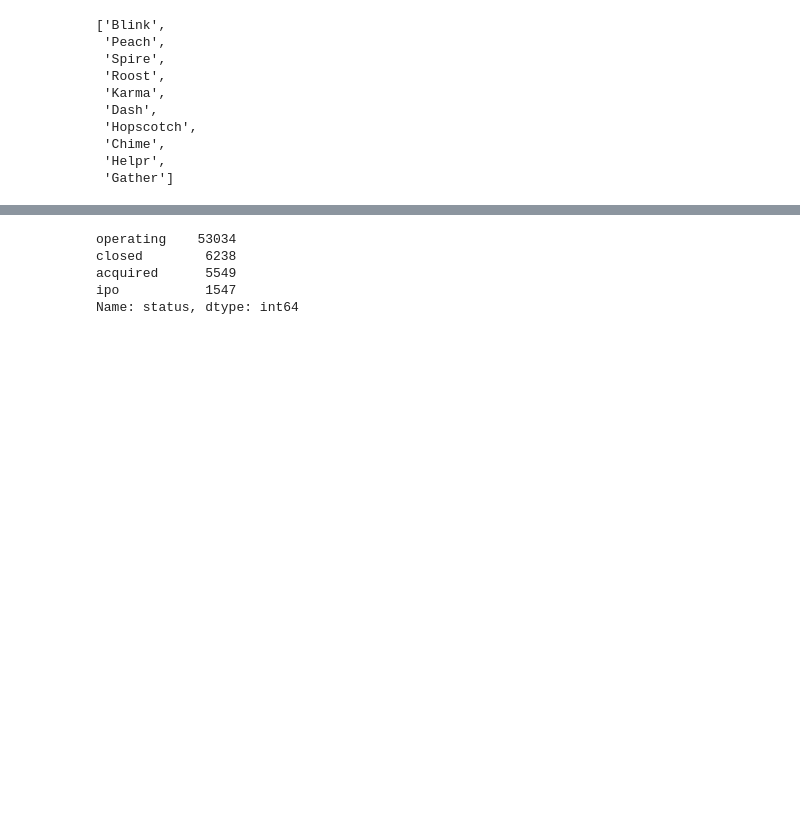
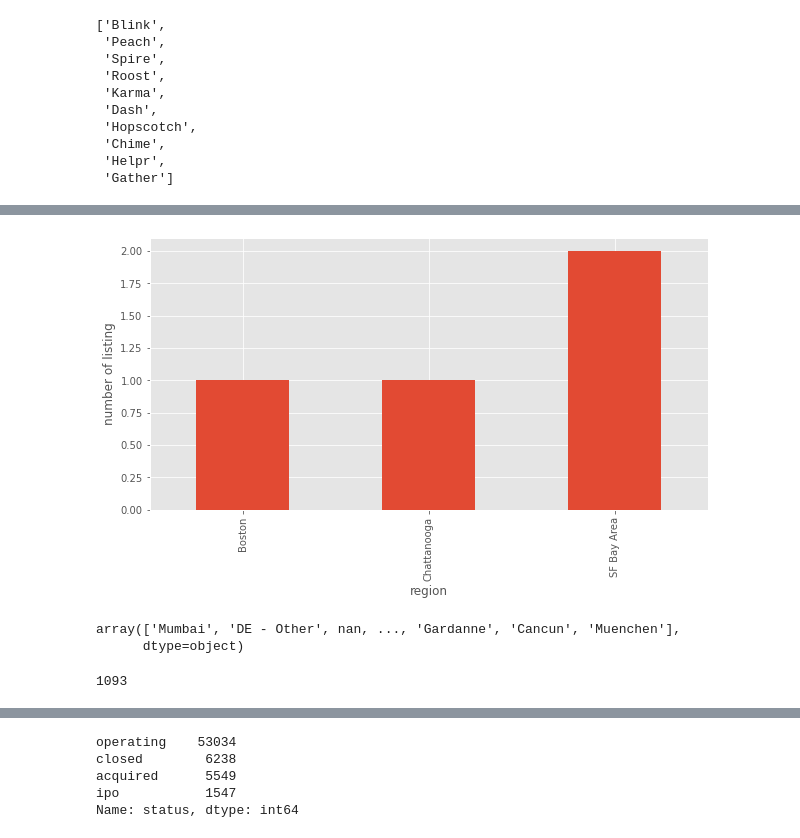
Before and after one commit to Sambhaji6529/Company_EDA-Project, a Jupyter notebook: Company_EDA.ipynb, the cells around one changed output, grey strips where cells are left out. Saved outputs shown, nothing was run; the diff lists cells and outputs as text; code cells hidden in the pictures; blank space fills up the shorter version.

```diff
--- a/Company_EDA.ipynb
+++ b/Company_EDA.ipynb
@@ -131,0 +185,20 @@ plt.show()
+# %%
+#Find spire name company which area in present
+plt.figure(figsize=(10,5))
+df1=df[df['name']=='Spire']
+host_listings=df1.groupby(['region'])['name'].count()
+host_listings.plot(kind='bar')
+plt.xlabel(xlabel='region')
+plt.ylabel(ylabel='number of listing')
+plt.show()
+# %% [output]
+[figure, added]
+# %%
+df.region.unique()
+# %% [output]
+array(['Mumbai', 'DE - Other', nan, ..., 'Gardanne', 'Cancun', 'Muenchen'],
+      dtype=object)
+# %%
+len(df.region.unique())
+# %% [output]
+1093
```
Also changed, not shown: parts of 50 cells of this notebook.
